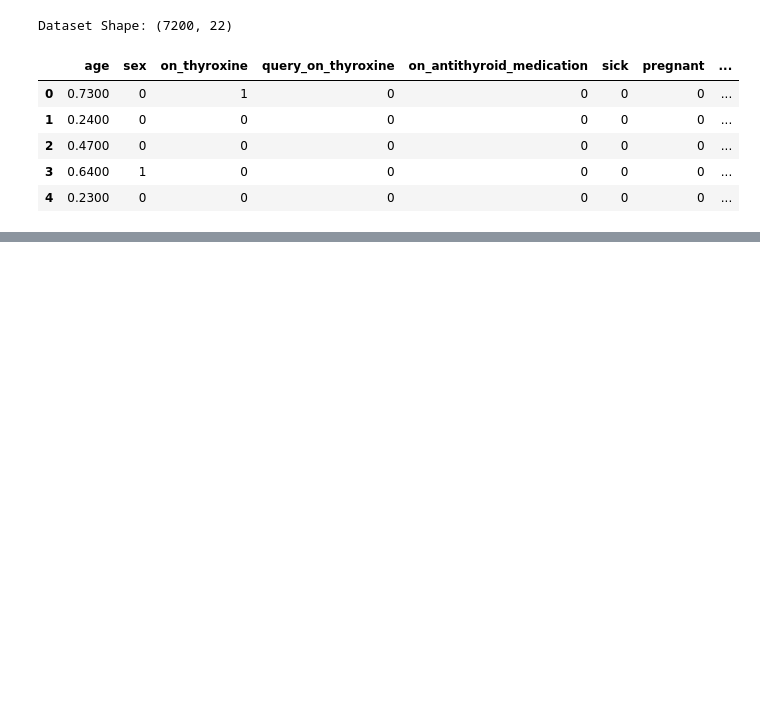
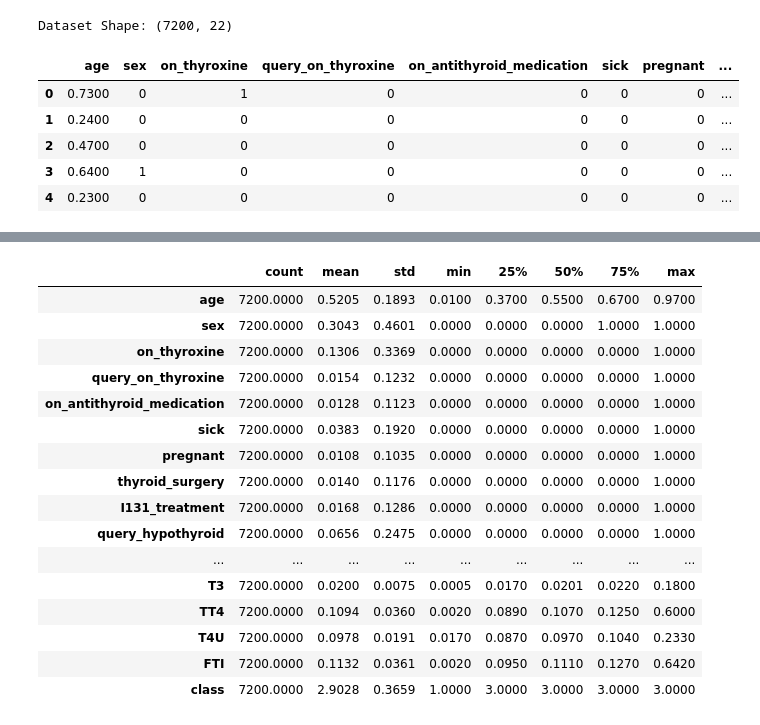
Before and after one commit to byegond-beep/Multi-class-Thyroid-Disease-Classification, a Jupyter notebook: notebook.ipynb, the cells around one changed output, grey strips where cells are left out. Drawn from its saved outputs; the diff is of its cells as text; code cells hidden in the pictures; blank space fills up the shorter version.

```diff
--- a/notebook.ipynb
+++ b/notebook.ipynb
@@ -156,0 +216,21 @@ Dataset Shape: (7200, 22)
+# %%
+#Descriptive statistics for numerical variables.
+df.describe().T
+# %% [output]
+|  | count | mean | std | min | 25% | 50% | 75% | max |
+| age | 7200.0000 | 0.5205 | 0.1893 | 0.0100 | 0.3700 | 0.5500 | 0.6700 | 0.9700 |
+| sex | 7200.0000 | 0.3043 | 0.4601 | 0.0000 | 0.0000 | 0.0000 | 1.0000 | 1.0000 |
+| on_thyroxine | 7200.0000 | 0.1306 | 0.3369 | 0.0000 | 0.0000 | 0.0000 | 0.0000 | 1.0000 |
+| query_on_thyroxine | 7200.0000 | 0.0154 | 0.1232 | 0.0000 | 0.0000 | 0.0000 | 0.0000 | 1.0000 |
+| on_antithyroid_medication | 7200.0000 | 0.0128 | 0.1123 | 0.0000 | 0.0000 | 0.0000 | 0.0000 | 1.0000 |
+| sick | 7200.0000 | 0.0383 | 0.1920 | 0.0000 | 0.0000 | 0.0000 | 0.0000 | 1.0000 |
+| pregnant | 7200.0000 | 0.0108 | 0.1035 | 0.0000 | 0.0000 | 0.0000 | 0.0000 | 1.0000 |
+| thyroid_surgery | 7200.0000 | 0.0140 | 0.1176 | 0.0000 | 0.0000 | 0.0000 | 0.0000 | 1.0000 |
+| I131_treatment | 7200.0000 | 0.0168 | 0.1286 | 0.0000 | 0.0000 | 0.0000 | 0.0000 | 1.0000 |
+| query_hypothyroid | 7200.0000 | 0.0656 | 0.2475 | 0.0000 | 0.0000 | 0.0000 | 0.0000 | 1.0000 |
+| ... | ... | ... | ... | ... | ... | ... | ... | ... |
+| T3 | 7200.0000 | 0.0200 | 0.0075 | 0.0005 | 0.0170 | 0.0201 | 0.0220 | 0.1800 |
+| TT4 | 7200.0000 | 0.1094 | 0.0360 | 0.0020 | 0.0890 | 0.1070 | 0.1250 | 0.6000 |
+| T4U | 7200.0000 | 0.0978 | 0.0191 | 0.0170 | 0.0870 | 0.0970 | 0.1040 | 0.2330 |
+| FTI | 7200.0000 | 0.1132 | 0.0361 | 0.0020 | 0.0950 | 0.1110 | 0.1270 | 0.6420 |
+| class | 7200.0000 | 2.9028 | 0.3659 | 1.0000 | 3.0000 | 3.0000 | 3.0000 | 3.0000 |
```
Also changed, not shown: parts of 10 cells of this notebook.
